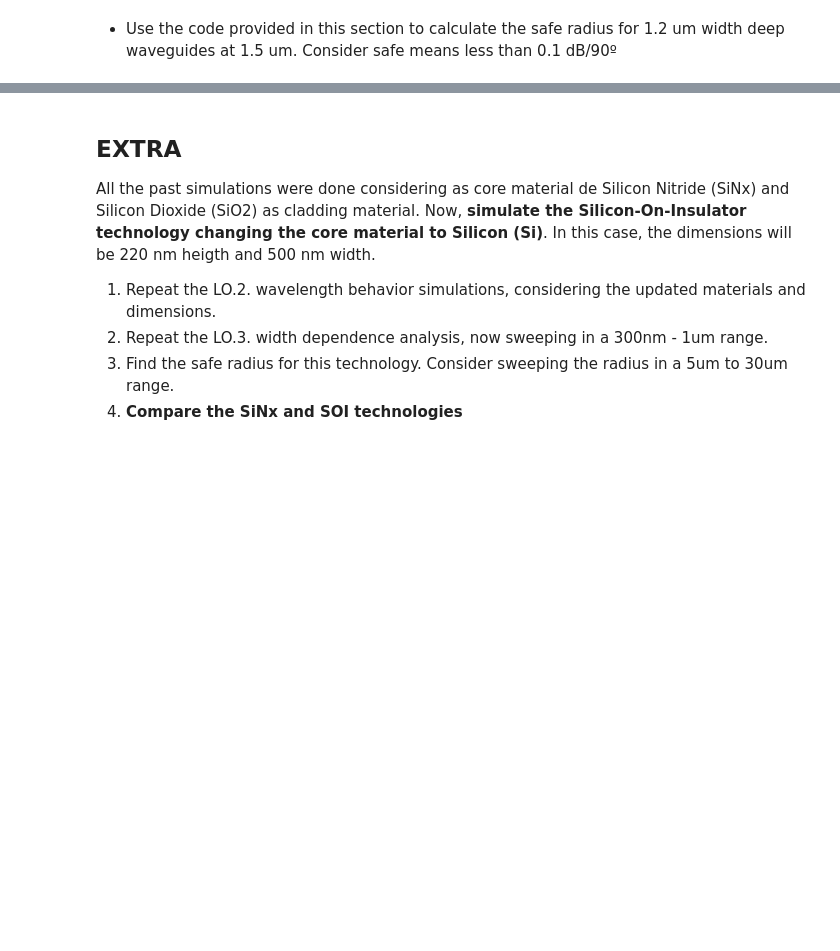
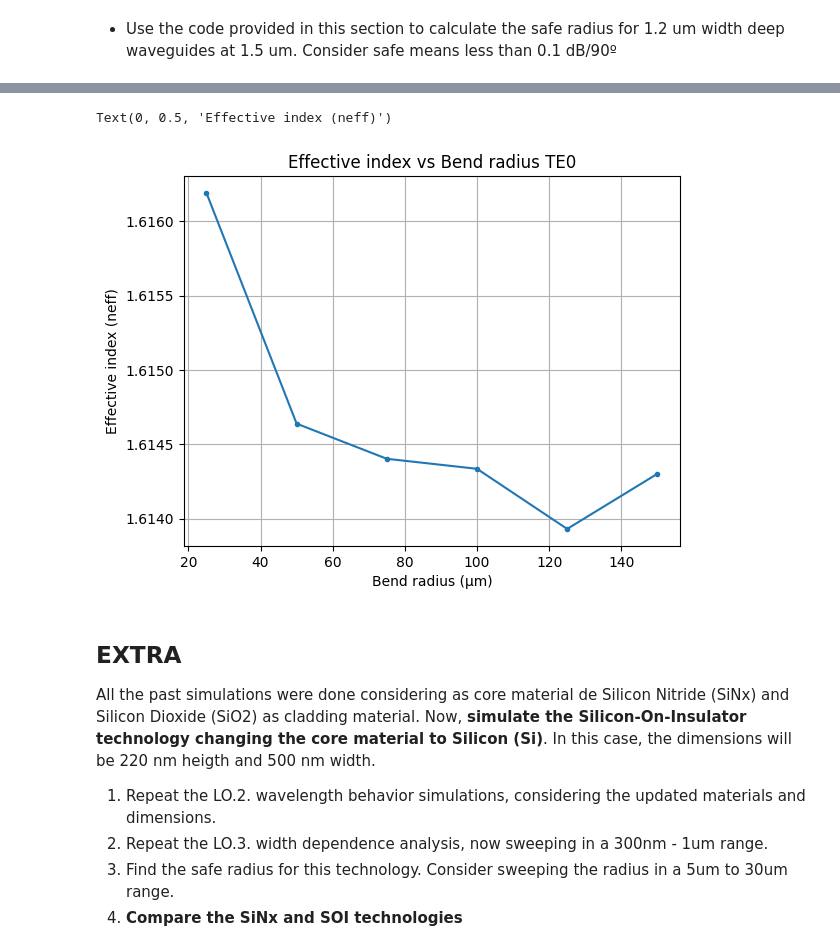
Before and after one commit to lorenagomezdiego/cifoin-lab1, a Jupyter notebook: WAVEGUIDES_Student.ipynb, the cells around one changed output, grey strips where cells are left out. Drawn from its saved outputs; the diff is of its cells as text; code cells hidden in the pictures; blank space fills up the shorter version.

```diff
--- a/WAVEGUIDES_Student.ipynb
+++ b/WAVEGUIDES_Student.ipynb
@@ -524,0 +589,24 @@ plt.legend()
+# %%
+neff_values = []
+for R in radii:
+    bend_wg = gt.modes.Waveguide(
+        wavelength=1550 * nm,
+        core_width=1.2,
+        slab_thickness=0.0,
+        core_material='sin',
+        clad_material='sio2',
+        core_thickness=300 * nm,
+        num_modes=1,
+        cache_path='.cache/',
+        precision='double',
+        max_grid_scaling=1.2,
+        grid_resolution=30,
+        bend_radius=R,
+    )
+    neff_values.append(bend_wg.n_eff.real)
+plt.plot(radii, neff_values, ".-")
+plt.grid()
+plt.title("Effective index TE0 vs Bend radius")
+plt.xlabel("Bend radius (μm)")
+plt.ylabel("Effective index (neff)")
+# %% [output]
@@ -525,3 +619,5 @@ plt.legend()
+Text(0, 0.5, 'Effective index (neff)')
+[figure, added]
 # %% [markdown]
 ## EXTRA
 
```
Also changed, not shown: parts of 18 cells of this notebook, 4 other files.
